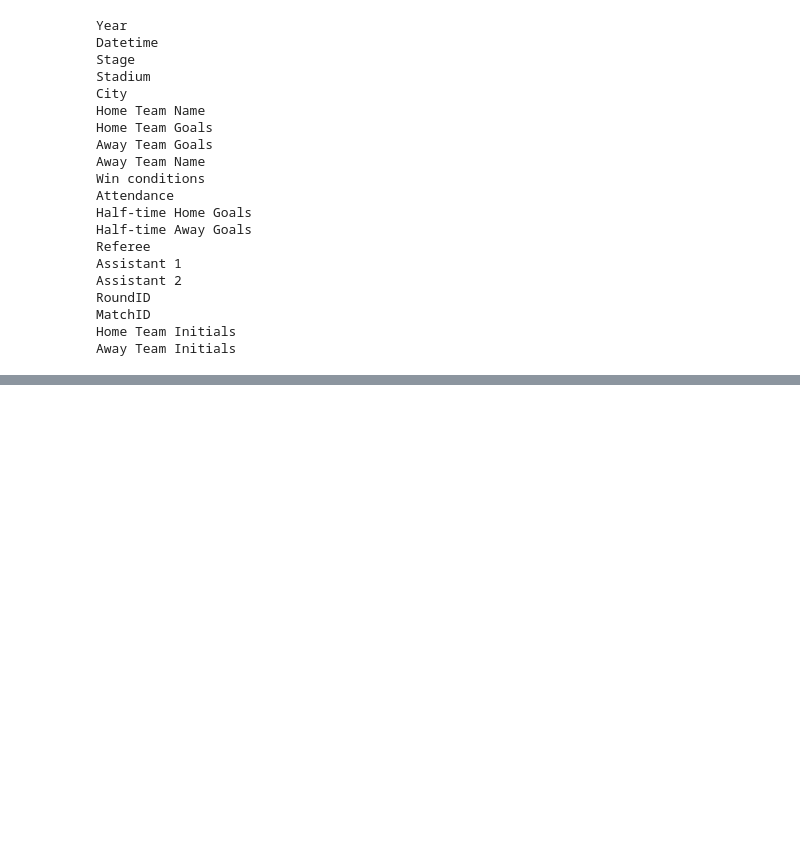
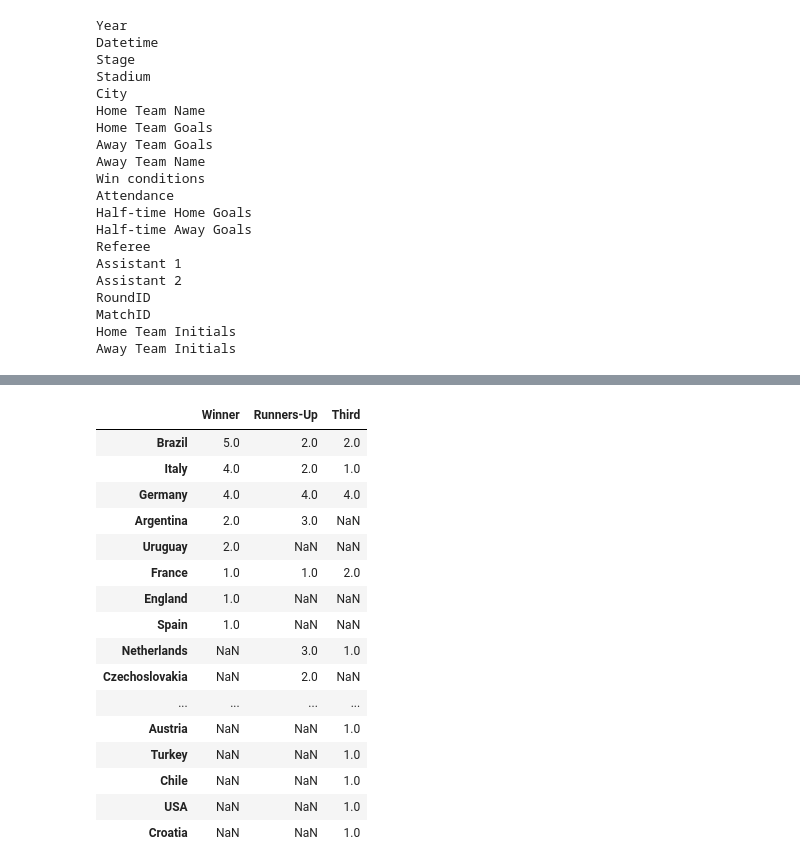
Before and after one commit to Binita72/FIFA_World_Cup, a Jupyter notebook: Untitled.ipynb, the cells around one changed output, grey strips where cells are left out. Saved outputs shown, nothing was run; the diff lists cells and outputs as text; code cells hidden in the pictures; blank space fills up the shorter version.

Commit message:
Finding winning team country wise

```diff
--- a/Untitled.ipynb
+++ b/Untitled.ipynb
@@ -241,0 +262,9 @@ Germany FR, C�te d'Ivoire,
+# %%
+for index, wr in enumerate(wrong):
+    world_cups = world_cups.replace(wrong[index], correct[index])
+
+for index, wr in enumerate(wrong):
+    matches = matches.replace(wrong[index], correct[index])
+
+for index, wr in enumerate(wrong):
+    players = players.replace(wrong[index], correct[index])
@@ -241,0 +278,2 @@ Germany FR, C�te d'Ivoire,
+# %%
+winner = world_cups["Winner"].value_counts()
@@ -241,0 +292,3 @@ Germany FR, C�te d'Ivoire,
+# %%
+runnerup = world_cups["Runners-Up"].value_counts()
+runnerup
@@ -241,0 +306,3 @@ Germany FR, C�te d'Ivoire,
+# %%
+third = world_cups["Third"].value_counts()
+third
@@ -241,0 +324,21 @@ Germany FR, C�te d'Ivoire,
+# %%
+teams = pd.concat([winner, runnerup, third], axis = 1)
+teams
+# %% [output]
+|  | Winner | Runners-Up | Third |
+| Brazil | 5.0 | 2.0 | 2.0 |
+| Italy | 4.0 | 2.0 | 1.0 |
+| Germany | 4.0 | 4.0 | 4.0 |
+| Argentina | 2.0 | 3.0 | NaN |
+| Uruguay | 2.0 | NaN | NaN |
+| France | 1.0 | 1.0 | 2.0 |
+| England | 1.0 | NaN | NaN |
+| Spain | 1.0 | NaN | NaN |
+| Netherlands | NaN | 3.0 | 1.0 |
+| Czechoslovakia | NaN | 2.0 | NaN |
+| ... | ... | ... | ... |
+| Austria | NaN | NaN | 1.0 |
+| Turkey | NaN | NaN | 1.0 |
+| Chile | NaN | NaN | 1.0 |
+| USA | NaN | NaN | 1.0 |
+| Croatia | NaN | NaN | 1.0 |
```
Also changed, not shown: parts of 25 cells of this notebook.
